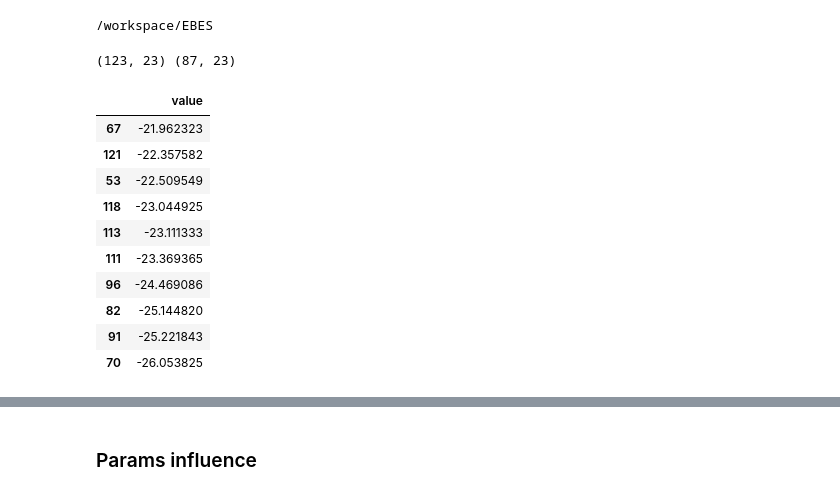
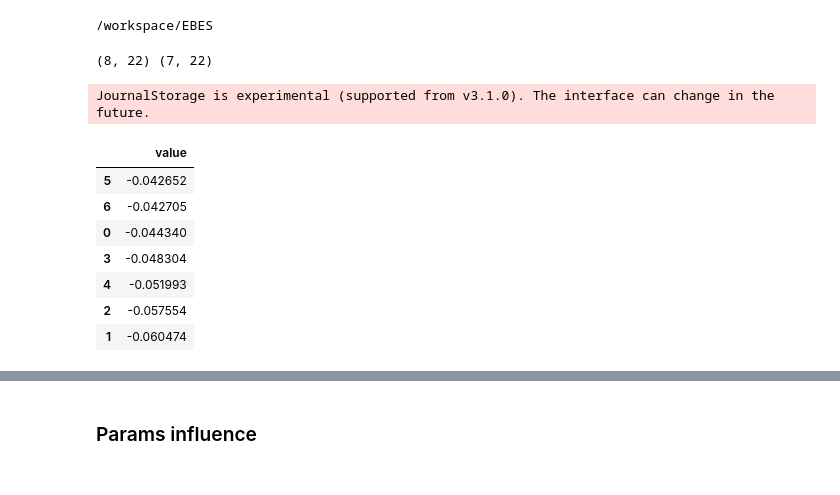
Before and after one commit to On-Point-RND/ESdB-Embeddings-for-Sequential-data-Benchmark, a Jupyter notebook: notebooks/hpo_analysis/analysis_param.ipynb, the cells around one changed output, grey strips where cells are left out. Cells and saved outputs as stored; diff of their text form; code cells hidden in the pictures.

```diff
--- a/notebooks/hpo_analysis/analysis_param.ipynb
+++ b/notebooks/hpo_analysis/analysis_param.ipynb
@@ -34,24 +34,22 @@ def prepare_data(dataset, method):
     df["duration"] = df["duration"].dt.total_seconds()
     return df, study, col_user, col_params
 # %%
-dataset = "age"
+dataset = "taobao"
 method = "coles64"
 df, study, col_user, col_params = prepare_data(dataset, method)
 
 print(df.shape, df[~df["value"].isna()].shape)
 test_cols = [col for col in col_user if ("test" in col)]
 df[~df["value"].isna()].sort_values("value", ascending=False).iloc[:10, ][["value"] + test_cols]
 # %% [output]
-(123, 23) (87, 23)
+(8, 22) (7, 22)
+JournalStorage is experimental (supported from v3.1.0). The interface can change in the future.
 |  | value |
-| 67 | -21.962323 |
-| 121 | -22.357582 |
-| 53 | -22.509549 |
-| 118 | -23.044925 |
-| 113 | -23.111333 |
-| 111 | -23.369365 |
-| 96 | -24.469086 |
-| 82 | -25.144820 |
-| 91 | -25.221843 |
-| 70 | -26.053825 |
+| 5 | -0.042652 |
+| 6 | -0.042705 |
+| 0 | -0.044340 |
+| 3 | -0.048304 |
+| 4 | -0.051993 |
+| 2 | -0.057554 |
+| 1 | -0.060474 |
 # %%
```
Also changed, not shown: parts of 2 cells of this notebook, 5 other files.
